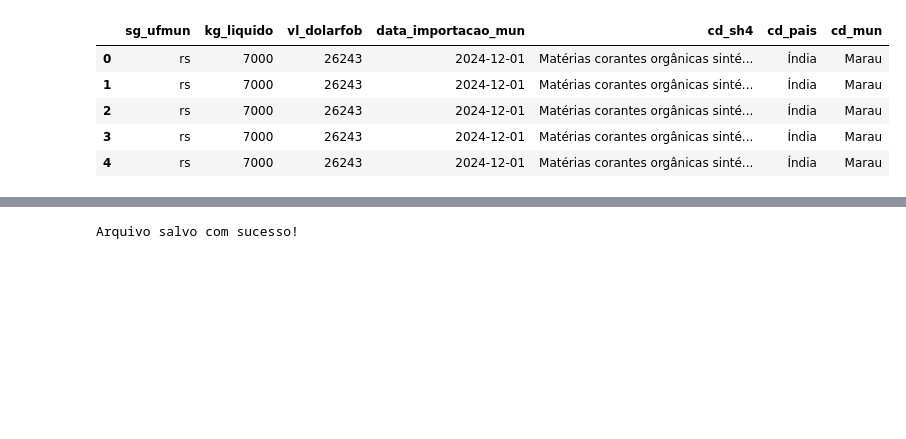
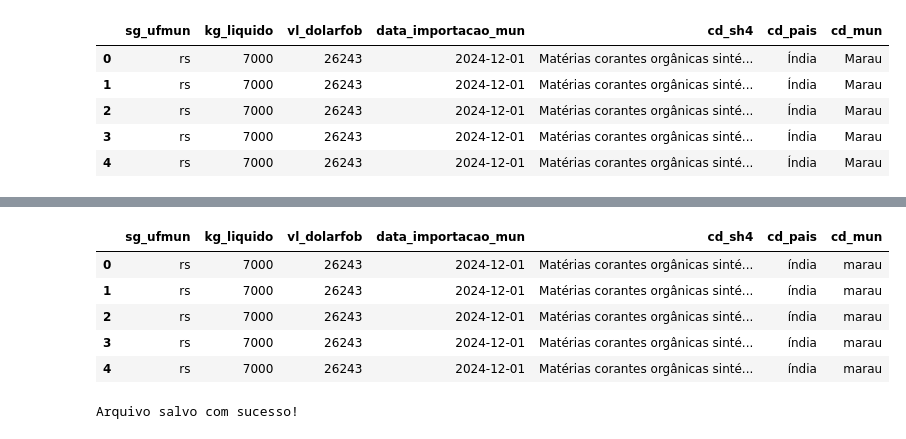
Before and after one commit to edcarloscardoso/Data-Analytics-Comercio-Exterior, a Jupyter notebook: workflow/process/workspace_silver_imp_mun_2024.ipynb, the cells around one changed output, grey strips where cells are left out. Saved outputs shown, nothing was run; the diff lists cells and outputs as text; code cells hidden in the pictures; blank space fills up the shorter version.

```diff
--- a/workflow/process/workspace_silver_imp_mun_2024.ipynb
+++ b/workflow/process/workspace_silver_imp_mun_2024.ipynb
@@ -108,0 +153,26 @@ df1.head()
+# %%
+# Função para mesclar os DataFrames já carregados
+def mesclar_dataframes(df_base: pd.DataFrame, df_referencia: pd.DataFrame,
+                       chave_base: str, chave_referencia: str) -> pd.DataFrame:
+    """
+    Realiza a junção (merge) entre a base principal e o DataFrame de referência.
+    """
+    # Garantir que as colunas usadas no merge sejam strings
+    df_base[chave_base] = df_base[chave_base].astype(str)
+    df_referencia[chave_referencia] = df_referencia[chave_referencia].astype(str)
+
+    # Realizar o merge
+    df_resultante = df_base.merge(df_referencia, left_on=chave_base, right_on=chave_referencia, how='left')
+
+    return df_resultante
+
+# Exemplo de aplicação da função
+
+# Já carregados anteriormente
+# df2 (base principal) e df_uf_mun (referência) já estão definidos
+
+# Mesclar os DataFrames
+df_2 = mesclar_dataframes(df_base=df_2, df_referencia=df_uf_mun, chave_base='cd_mun', chave_referencia='CO_MUN_GEO')
+
+# Exibir as primeiras linhas do DataFrame resultante
+df_2.head()
@@ -157,0 +193,3 @@ df2.head()
+# %%
+df_2 = df_2.drop(['cd_mun', 'CO_MUN_GEO', 'NO_MUN', 'SG_UF'], axis=1)
+df_2.head()
@@ -175,15 +209,12 @@ df2.head()
 # %%
-df3 = df2.rename(columns={
-    'sg_ufmun': 'sg_ufmun',
-    'kg_liquido': 'kg_liquido',
-    'vl_dolarfob': 'vl_dolarfob',
-    'data_importacao_mun': 'data_importacao_mun',
+df_3 = df_2.rename(columns={
     'NO_SH4_POR': 'cd_sh4',
     'NO_PAIS': 'cd_pais',
     'NO_MUN_MIN': 'cd_mun'
+
     })
-df2.columns = df2.columns.str.strip().str.lower().str.replace(' ', '_')
-df3.head()
+df_3.columns = df_3.columns.str.strip().str.lower().str.replace(' ', '_')
+df_3.head()
 # %% [output]
 |  | sg_ufmun | kg_liquido | vl_dolarfob | data_importacao_mun | cd_sh4 | cd_pais | cd_mun |
 | 0 | rs | 7000 | 26243 | 2024-12-01 | Matérias corantes orgânicas sinté... | Índia | Marau |
@@ -205 +225,12 @@ df3.head()
+# %%
+df_3['cd_pais'] = df_3['cd_pais'].str.lower()
+df_3['cd_mun'] = df_3['cd_mun'].str.lower()
+df_3.head()
+# %% [output]
+|  | sg_ufmun | kg_liquido | vl_dolarfob | data_importacao_mun | cd_sh4 | cd_pais | cd_mun |
+| 0 | rs | 7000 | 26243 | 2024-12-01 | Matérias corantes orgânicas sinté... | índia | marau |
+| 1 | rs | 7000 | 26243 | 2024-12-01 | Matérias corantes orgânicas sinté... | índia | marau |
+| 2 | rs | 7000 | 26243 | 2024-12-01 | Matérias corantes orgânicas sinté... | índia | marau |
+| 3 | rs | 7000 | 26243 | 2024-12-01 | Matérias corantes orgânicas sinté... | índia | marau |
+| 4 | rs | 7000 | 26243 | 2024-12-01 | Matérias corantes orgânicas sinté... | índia | marau |
 # %%
```
Also changed, not shown: parts of 21 cells of this notebook.
